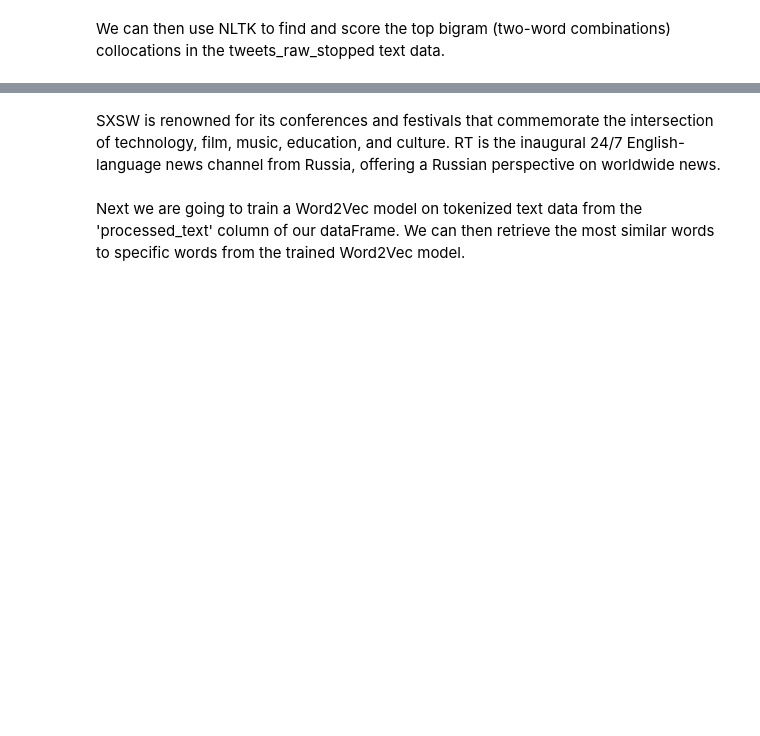
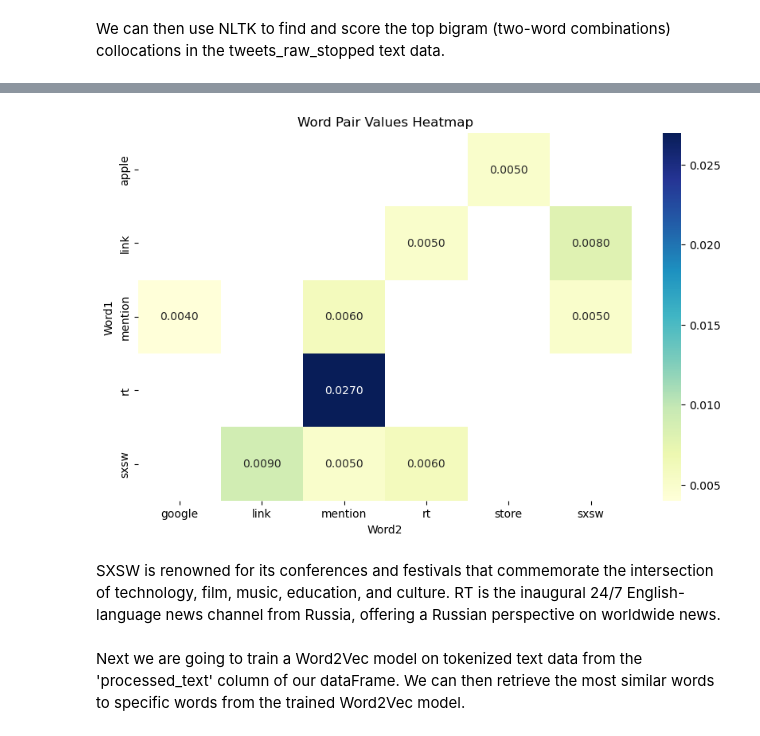
Before and after one commit to KiarieJeff/dsc-phase-4-project, a Jupyter notebook: test2.ipynb, the cells around one changed output, grey strips where cells are left out. Saved outputs shown, nothing was run; the diff lists cells and outputs as text; code cells hidden in the pictures; blank space fills up the shorter version.

```diff
--- a/test2.ipynb
+++ b/test2.ipynb
@@ -316,3 +319,22 @@ tweets_scored[:15]
+# %%
+import seaborn as sns
+word_pairs = [pair[0] for pair in tweets_scored[:10]]
+values = [round(pair[1],3) for pair in tweets_scored[:10]]
+
+# Split the tuples into separate columns
+word1, word2 = zip(*word_pairs)
+# Create a DataFrame from the data
+df_3 = pd.DataFrame({'Word1': word1, 'Word2': word2, 'Values': values})
+
+# Pivot the DataFrame to create a heatmap
+pivot_df = df_3.pivot(index='Word1', columns='Word2', values='Values')
+
+plt.figure(figsize=(10, 6))
+sns.heatmap(pivot_df, cmap='YlGnBu', annot=True, fmt=".4f")
+plt.title('Word Pair Values Heatmap')
+plt.show()
+# %% [output]
+[figure, added]
 # %% [markdown]
 SXSW is renowned for its conferences and festivals that commemorate the intersection of technology, film, music, education, and culture.
 RT is the inaugural 24/7 English-language news channel from Russia, offering a Russian perspective on worldwide news.
```
Also changed, not shown: parts of 4 cells of this notebook, 3 other files.
